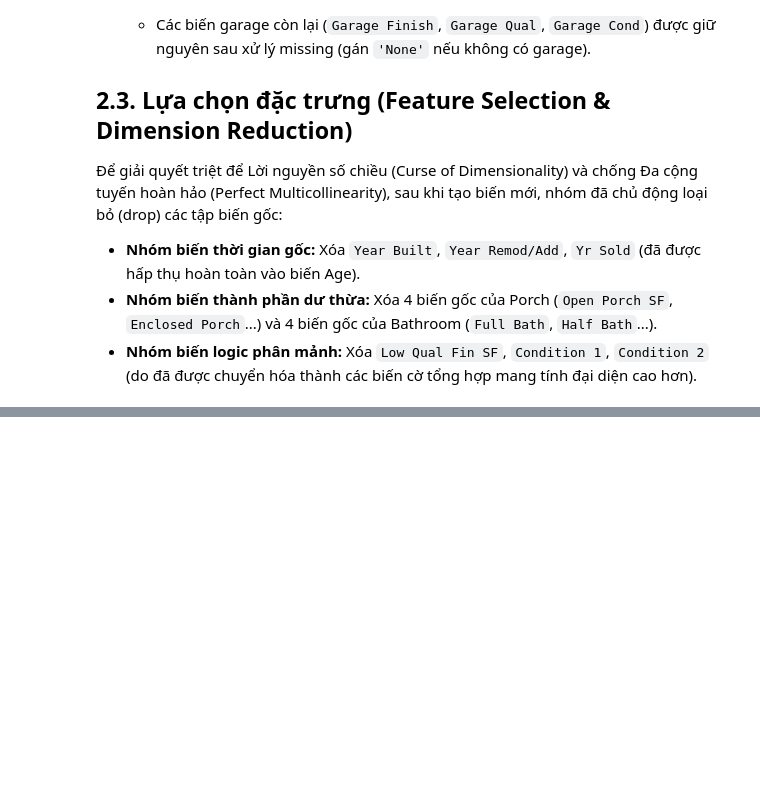
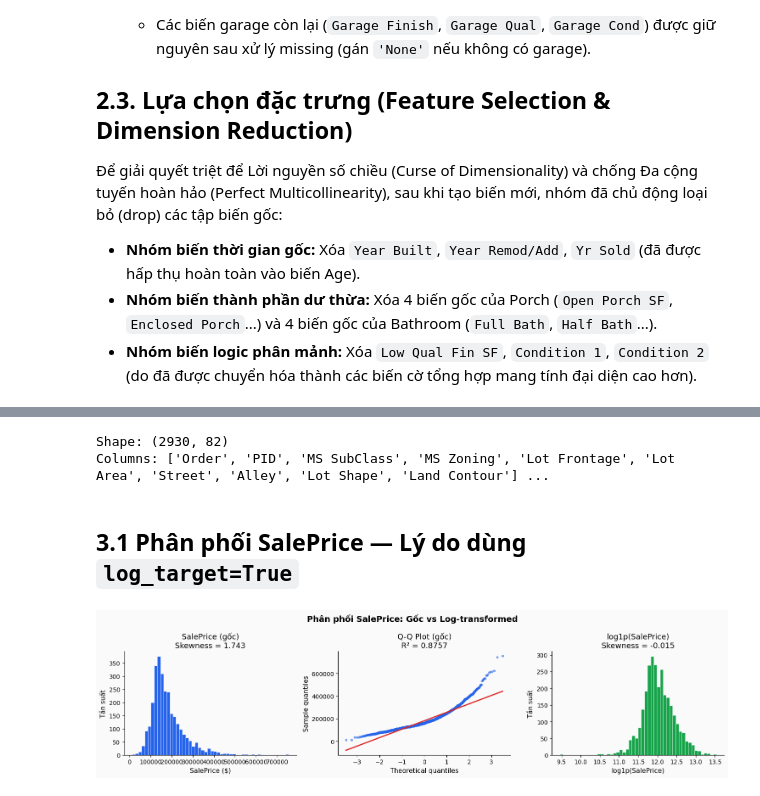
Before and after one commit to BB1311/Data-Fitting-And-OLS-Method, a Jupyter notebook: part2/part2_notebook.ipynb, the cells around one changed output, grey strips where cells are left out. Drawn from its saved outputs; the diff is of its cells as text; code cells hidden in the pictures; blank space fills up the shorter version.

```diff
--- a/part2/part2_notebook.ipynb
+++ b/part2/part2_notebook.ipynb
@@ -539,0 +501,68 @@ Dựa trên nguyên tắc tối ưu hóa thông tin và giảm nhiễu cho mô h
+# %%
+import numpy as np
+import pandas as pd
+import matplotlib.pyplot as plt
+import matplotlib.gridspec as gridspec
+import seaborn as sns
+from scipy import stats
+from scipy.stats import skew
+import warnings
+warnings.filterwarnings('ignore')
+
+# ── Style ──────────────────────────────────────
+plt.rcParams.update({
+    'figure.facecolor': '#FAFAFA',
+    'axes.facecolor':   '#FAFAFA',
+    'axes.spines.top':  False,
+    'axes.spines.right':False,
+    'font.family':      'DejaVu Sans',
+    'axes.titlesize':   13,
+    'axes.labelsize':   11,
+})
+BLUE   = '#2563EB'
+ORANGE = '#EA580C'
+GREEN  = '#16A34A'
+RED    = '#DC2626'
+GRAY   = '#94A3B8'
+
+# ── Load Dữ Liệu ───────────────────────────────
+CSV_PATH = 'data\\AmesHousing.csv'
+df = pd.read_csv(CSV_PATH)
+print(f"Shape: {df.shape}")
+print(f"Columns: {df.columns.tolist()[:10]} ...")
+# %% [output]
+Shape: (2930, 82)
+Columns: ['Order', 'PID', 'MS SubClass', 'MS Zoning', 'Lot Frontage', 'Lot Area', 'Street', 'Alley', 'Lot Shape', 'Land Contour'] ...
+# %% [markdown]
+## 3.1 Phân phối SalePrice — Lý do dùng `log_target=True`
+# %%
+fig, axes = plt.subplots(1, 3, figsize=(15, 4))
+fig.suptitle('Phân phối SalePrice: Gốc vs Log-transformed', fontsize=14, fontweight='bold')
+
+y = df['SalePrice']
+
+# 1a. Histogram gốc
+axes[0].hist(y, bins=50, color=BLUE, edgecolor='white', linewidth=0.5)
+axes[0].set_title(f'SalePrice (gốc)\nSkewness = {skew(y):.3f}')
+axes[0].set_xlabel('SalePrice ($)')
+axes[0].set_ylabel('Tần suất')
+
+# 1b. QQ-plot gốc
+(osm, osr), (slope, intercept, r) = stats.probplot(y, dist='norm')
+axes[1].scatter(osm, osr, s=10, color=BLUE, alpha=0.5)
+axes[1].plot(osm, slope*np.array(osm)+intercept, color=RED, lw=2)
+axes[1].set_title(f'Q-Q Plot (gốc)\nR² = {r**2:.4f}')
+axes[1].set_xlabel('Theoretical quantiles')
+axes[1].set_ylabel('Sample quantiles')
+
+# 1c. Histogram sau log1p
+y_log = np.log1p(y)
+axes[2].hist(y_log, bins=50, color=GREEN, edgecolor='white', linewidth=0.5)
+axes[2].set_title(f'log1p(SalePrice)\nSkewness = {skew(y_log):.3f}')
+axes[2].set_xlabel('log1p(SalePrice)')
+axes[2].set_ylabel('Tần suất')
+
+plt.tight_layout()
+plt.show()
+# %% [output]
+[figure, added]
```
Also changed, not shown: parts of 24 cells of this notebook.
